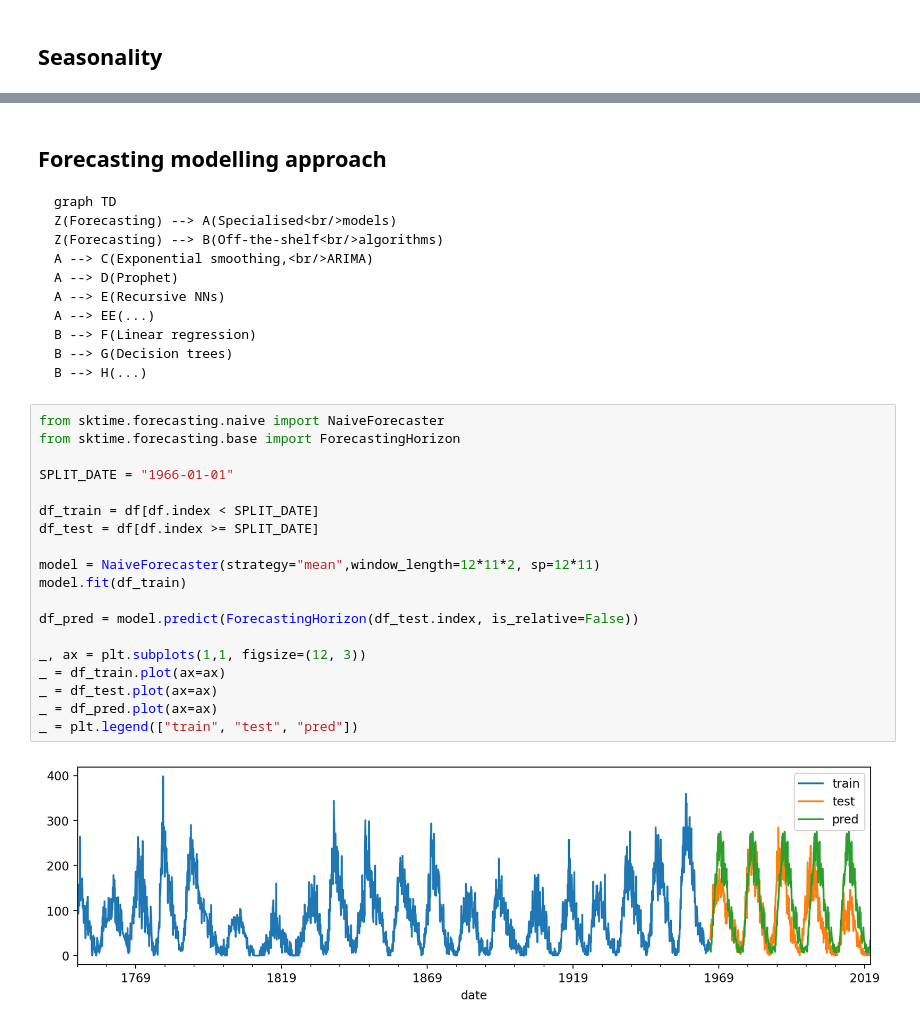
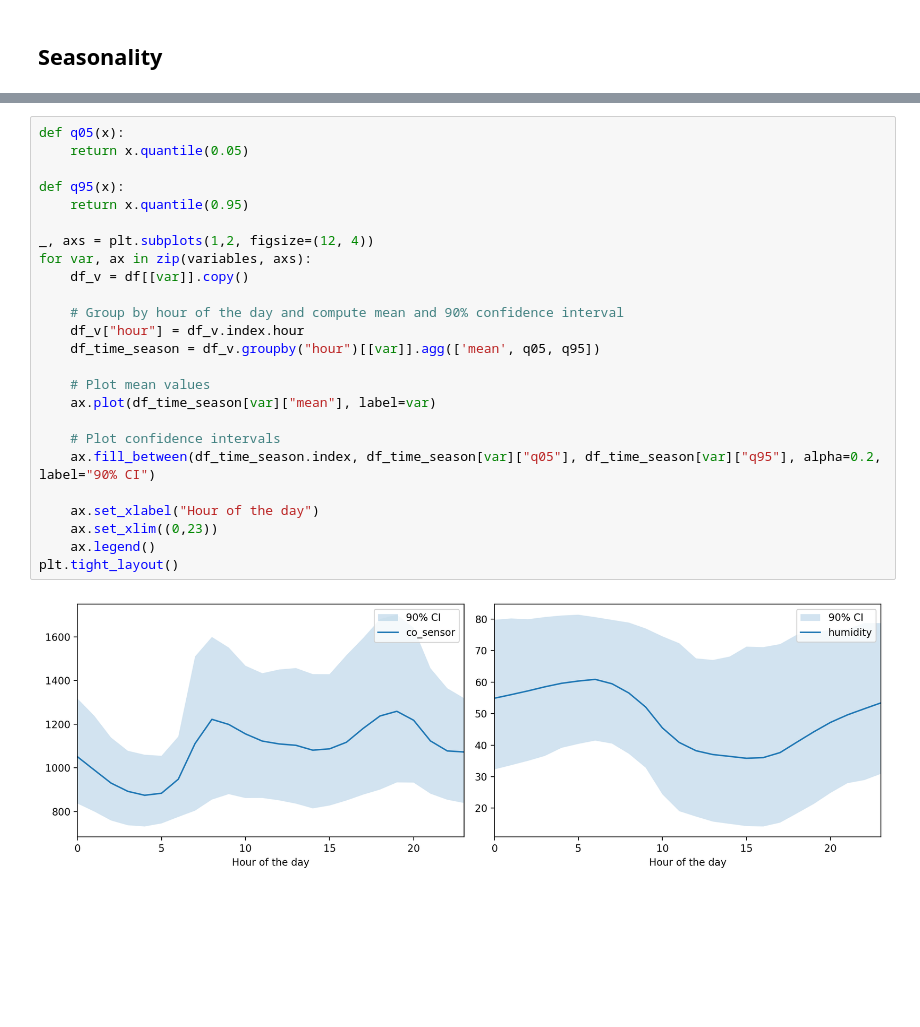
Before and after one commit to WeinbergMalte/timeseries-forecasting-workshop, a Jupyter notebook: notebooks/02-air-pollutants.ipynb, the cells around one changed output, grey strips where cells are left out. Cells and saved outputs as stored; diff of their text form; blank space fills up the shorter version.

````diff
--- a/notebooks/02-air-pollutants.ipynb
+++ b/notebooks/02-air-pollutants.ipynb
@@ -246,35 +75,27 @@ df.head()
-# %% [markdown]
-## Forecasting modelling approach
-```mermaid
-graph TD
-Z(Forecasting) --> A(Specialised<br/>models)
-Z(Forecasting) --> B(Off-the-shelf<br/>algorithms)
-A --> C(Exponential smoothing,<br/>ARIMA)
-A --> D(Prophet)
-A --> E(Recursive NNs)
-A --> EE(...)
-B --> F(Linear regression)
-B --> G(Decision trees)
-B --> H(...)
-```
-# %%
-from sktime.forecasting.naive import NaiveForecaster
-from sktime.forecasting.base import ForecastingHorizon
-
-SPLIT_DATE = "1966-01-01"
-
-df_train = df[df.index < SPLIT_DATE]
-df_test = df[df.index >= SPLIT_DATE]
-
-model = NaiveForecaster(strategy="mean",window_length=12*11*2, sp=12*11)
-model.fit(df_train)
-
-df_pred = model.predict(ForecastingHorizon(df_test.index, is_relative=False))
-
-_, ax = plt.subplots(1,1, figsize=(12, 3))
-_ = df_train.plot(ax=ax)
-_ = df_test.plot(ax=ax)
-_ = df_pred.plot(ax=ax)
-_ = plt.legend(["train", "test", "pred"])
-# %% [output]
-[figure, removed]
+# %%
+def q05(x):
+    return x.quantile(0.05)
+
+def q95(x):
+    return x.quantile(0.95)
+
+_, axs = plt.subplots(1,2, figsize=(12, 4))
+for var, ax in zip(variables, axs):
+    df_v = df[[var]].copy()
+
+    # Group by hour of the day and compute mean and 90% confidence interval
+    df_v["hour"] = df_v.index.hour
+    df_time_season = df_v.groupby("hour")[[var]].agg(['mean', q05, q95])
+
+    # Plot mean values
+    ax.plot(df_time_season[var]["mean"], label=var)
+
+    # Plot confidence intervals
+    ax.fill_between(df_time_season.index, df_time_season[var]["q05"], df_time_season[var]["q95"], alpha=0.2, label="90% CI")
+
+    ax.set_xlabel("Hour of the day")
+    ax.set_xlim((0,23))
+    ax.legend()
+plt.tight_layout()
+# %% [output]
+[figure, added]
````
Also changed, not shown: parts of 13 cells of this notebook, 1 other file.
